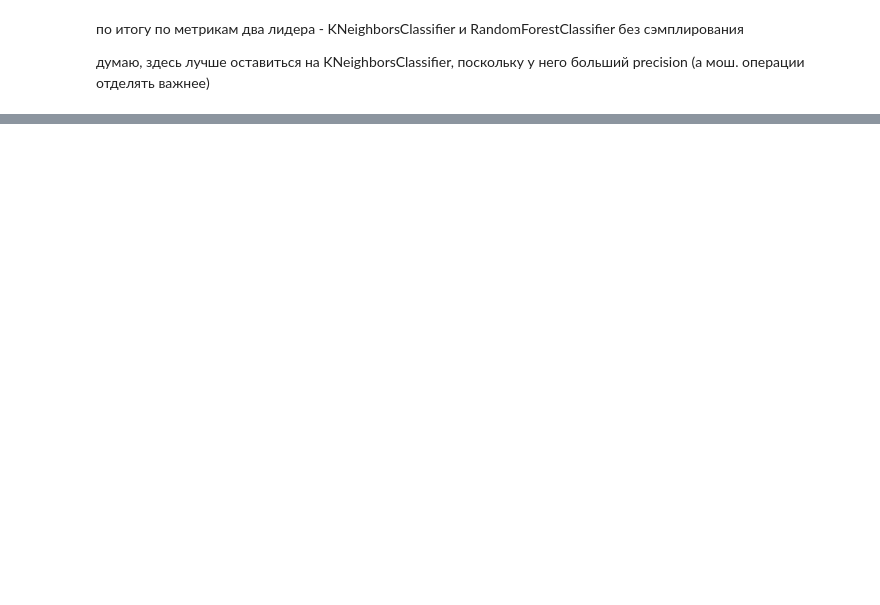
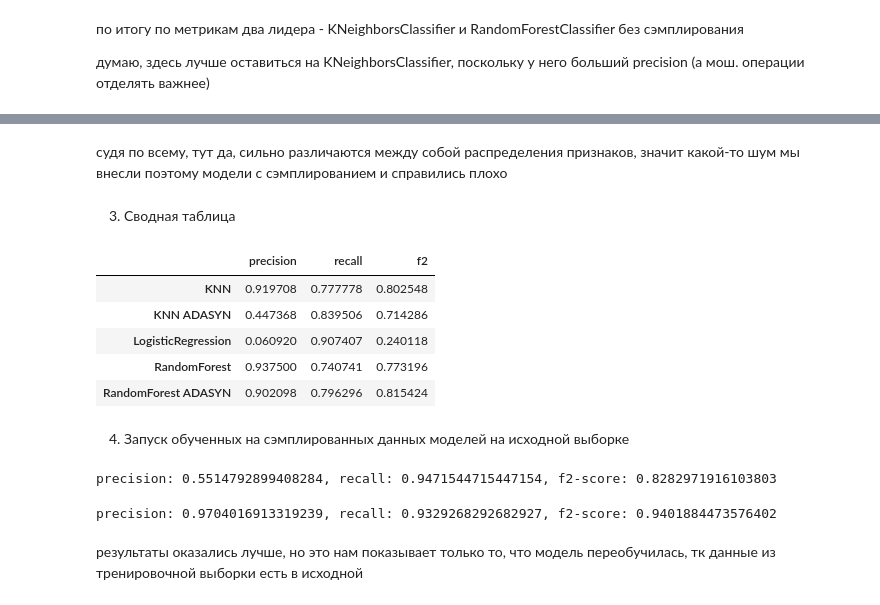
Before and after one commit to Rionling/MachLearn, a Jupyter notebook: Task2_ML/CreditCards.ipynb, the cells around one changed output, grey strips where cells are left out. Drawn from its saved outputs; the diff is of its cells as text; code cells hidden in the pictures; blank space fills up the shorter version.

```diff
--- a/Task2_ML/CreditCards.ipynb
+++ b/Task2_ML/CreditCards.ipynb
@@ -235,0 +287,53 @@ precision: 0.8896551724137931, recall: 0.7962962962962963, f2-score: 0.813366960
+# %% [markdown]
+судя по всему, тут да, сильно различаются между собой распределения признаков, значит какой-то шум мы внесли
+поэтому модели с сэмплированием и справились плохо
+# %% [markdown]
+3) Сводная таблица
+# %%
+metrics_df = pd.DataFrame()
+metrics_df['precision'] = [precision_score(y_test, y_pred_knn), precision_score(y_test, y_pred_knn_sample),
+                          precision_score(y_test, y_pred_ll),
+                          precision_score(y_test, y_pred_rf), precision_score(y_test, y_pred_rf_sample)]
+
+metrics_df['recall'] = [recall_score(y_test, y_pred_knn), recall_score(y_test, y_pred_knn_sample),
+                        recall_score(y_test, y_pred_ll),
+                        recall_score(y_test, y_pred_rf), recall_score(y_test, y_pred_rf_sample)]
+
+metrics_df['f2'] = [f2_lambda(precision_score(y_test, y_pred_knn), recall_score(y_test, y_pred_knn), betta),
+                    f2_lambda(precision_score(y_test, y_pred_knn_sample), recall_score(y_test, y_pred_knn_sample), betta),
+                    f2_lambda(precision_score(y_test, y_pred_ll), recall_score(y_test, y_pred_ll), betta),
+                    f2_lambda(precision_score(y_test, y_pred_rf), recall_score(y_test, y_pred_rf), betta),
+                    f2_lambda(precision_score(y_test, y_pred_rf_sample), recall_score(y_test, y_pred_rf_sample), betta)]
+
+metrics_df.index = ['KNN', 'KNN ADASYN', 'LogisticRegression', 'RandomForest', 'RandomForest ADASYN']
+
+metrics_df
+# %% [output]
+|  | precision | recall | f2 |
+| KNN | 0.919708 | 0.777778 | 0.802548 |
+| KNN ADASYN | 0.447368 | 0.839506 | 0.714286 |
+| LogisticRegression | 0.060920 | 0.907407 | 0.240118 |
+| RandomForest | 0.937500 | 0.740741 | 0.773196 |
+| RandomForest ADASYN | 0.902098 | 0.796296 | 0.815424 |
+# %% [markdown]
+4) Запуск обученных на сэмплированных данных моделей на исходной выборке
+# %%
+y_pred_knn_sample = pipe_knn_sample.predict(X)
+
+precision = precision_score(y, y_pred_knn_sample)
+recall = recall_score(y, y_pred_knn_sample)
+
+print(f'precision: {precision}, recall: {recall}, f2-score: {f2_lambda(precision, recall, betta)}')
+# %% [output]
+precision: 0.5514792899408284, recall: 0.9471544715447154, f2-score: 0.8282971916103803
+# %%
+y_pred_rf_sample = pipe_rf_sample.predict(X)
+
+precision = precision_score(y, y_pred_rf_sample)
+recall = recall_score(y, y_pred_rf_sample)
+
+print(f'precision: {precision}, recall: {recall}, f2-score: {f2_lambda(precision, recall, betta)}')
+# %% [output]
+precision: 0.9704016913319239, recall: 0.9329268292682927, f2-score: 0.9401884473576402
+# %% [markdown]
+результаты оказались лучше, но это нам показывает только то, что модель переобучилась, тк данные из тренировочной выборки есть в исходной
```
Also changed, not shown: parts of 16 cells of this notebook.
